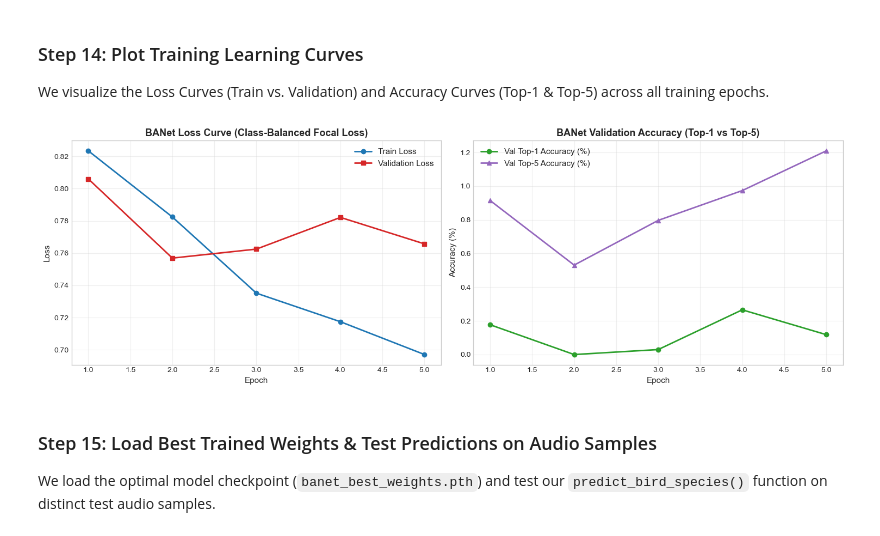
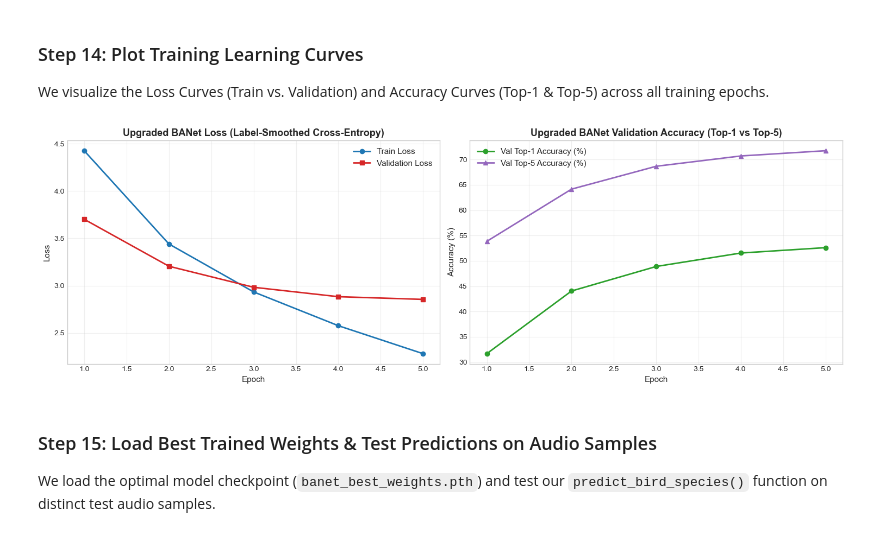
Before and after one commit to Adityakumar926/Bird-Species-Recognition-Using-Bioacoustic-Signals, a Jupyter notebook: Bird Species Recognition.ipynb, the cells around one changed output. Saved outputs shown, nothing was run; the diff lists cells and outputs as text; code cells hidden in the pictures.

```diff
--- a/Bird Species Recognition.ipynb
+++ b/Bird Species Recognition.ipynb
@@ -683,7 +683,7 @@ history = {
     'val_top5': []
 }
 
-print(f"Starting BANet Training on: {device.type.upper()}")
+print(f"Starting Upgraded BANet Training on: {device.type.upper()}")
 print(f"Training Batches: {len(train_loader)} | Validation Batches: {len(val_loader)}")
 print("=" * 75)
 
@@ -692,28 +692,12 @@ start_total_time = time.time()
 for epoch in range(1, NUM_EPOCHS + 1):
     epoch_start = time.time()
 
+    print(f"\n--- Epoch [{epoch}/{NUM_EPOCHS}] ---")
+
     # 1. Train Epoch with Batch Progress Logging
-    banet_model.train()
-    running_loss = 0.0
-    total_samples = 0
-
-    for batch_idx, (inputs, targets) in enumerate(train_loader, start=1):
-        inputs, targets = inputs.to(device), targets.to(device)
-
-        optimizer.zero_grad()
-        outputs = banet_model(inputs)
-        loss = criterion(outputs, targets)
-        loss.backward()
-        optimizer.step()
-
-        running_loss += loss.item() * inputs.size(0)
-        total_samples += targets.size(0)
-
-        if batch_idx % 50 == 0 or batch_idx == len(train_loader):
-            curr_loss = running_loss / total_samples
-            print(f"  Epoch [{epoch}/{NUM_EPOCHS}] | Batch [{batch_idx:3d}/{len(train_loader)}] | Running Loss: {curr_loss:.4f}")
-
-    train_loss = running_loss / total_samples
+    train_loss, train_top1, train_top5 = train_one_epoch(
+        banet_model, train_loader, criterion, optimizer, scheduler, scaler, device
+    )
 
     # 2. Validation Epoch
     val_loss, val_top1, val_top5 = validate_one_epoch(banet_model, val_loader, criterion, device)
@@ -728,7 +712,7 @@ for epoch in range(1, NUM_EPOCHS + 1):
     elapsed = time.time() - epoch_start
 
     # 4. Save Best Model Checkpoint
-    if val_loss < best_val_loss:
+    if val_top1 > best_val_acc or (val_top1 == best_val_acc and val_loss < best_val_loss):
         best_val_loss = val_loss
         best_val_acc = val_top1
         torch.save(banet_model.state_dict(), checkpoint_path)
@@ -736,7 +720,7 @@ for epoch in range(1, NUM_EPOCHS + 1):
     else:
         saved_msg = ""
 
-    print(f"--> Epoch {epoch}/{NUM_EPOCHS} Complete in {elapsed:.1f}s | Train Loss: {train_loss:.4f} | Val Loss: {val_loss:.4f} | Val Top-1: {val_top1:.2f}% | Val Top-5: {val_top5:.2f}% {saved_msg}")
+    print(f"--> Epoch {epoch}/{NUM_EPOCHS} Complete in {elapsed:.1f}s | Train Loss: {train_loss:.4f} (Top-1: {train_top1:.2f}%) | Val Loss: {val_loss:.4f} | Val Top-1: {val_top1:.2f}% | Val Top-5: {val_top5:.2f}% {saved_msg}")
     print("-" * 75)
 
 total_time = (time.time() - start_total_time) / 60.0
@@ -766,30 +750,30 @@ We visualize the Loss Curves (Train vs. Validation) and Accuracy Curves (Top-1 &
 # %%
 epochs_range = range(1, len(history['train_loss']) + 1)
 
 fig, axes = plt.subplots(1, 2, figsize=(15, 5))
 
 # 1. Loss Curve
 axes[0].plot(epochs_range, history['train_loss'], 'o-', label='Train Loss', color='#1f77b4', linewidth=2)
 axes[0].plot(epochs_range, history['val_loss'], 's-', label='Validation Loss', color='#d62728', linewidth=2)
-axes[0].set_title('BANet Loss Curve (Class-Balanced Focal Loss)', fontsize=13, fontweight='bold')
+axes[0].set_title('Upgraded BANet Loss (Label-Smoothed Cross-Entropy)', fontsize=13, fontweight='bold')
 axes[0].set_xlabel('Epoch', fontsize=11)
 axes[0].set_ylabel('Loss', fontsize=11)
 axes[0].legend(fontsize=11)
 axes[0].grid(True, alpha=0.3)
 
 # 2. Accuracy Curve
 axes[1].plot(epochs_range, history['val_top1'], 'o-', label='Val Top-1 Accuracy (%)', color='#2ca02c', linewidth=2)
 axes[1].plot(epochs_range, history['val_top5'], '^-', label='Val Top-5 Accuracy (%)', color='#9467bd', linewidth=2)
-axes[1].set_title('BANet Validation Accuracy (Top-1 vs Top-5)', fontsize=13, fontweight='bold')
+axes[1].set_title('Upgraded BANet Validation Accuracy (Top-1 vs Top-5)', fontsize=13, fontweight='bold')
 axes[1].set_xlabel('Epoch', fontsize=11)
 axes[1].set_ylabel('Accuracy (%)', fontsize=11)
 axes[1].legend(fontsize=11)
 axes[1].grid(True, alpha=0.3)
 
 plt.tight_layout()
 plt.show()
 # %% [output]
-[figure, old version]
+[figure, new version]
 # %% [markdown]
 ### Step 15: Load Best Trained Weights & Test Predictions on Audio Samples
 We load the optimal model checkpoint (`banet_best_weights.pth`) and test our `predict_bird_species()` function on distinct test audio samples.
```
Also changed, not shown: parts of 11 cells of this notebook, 3 other files.
